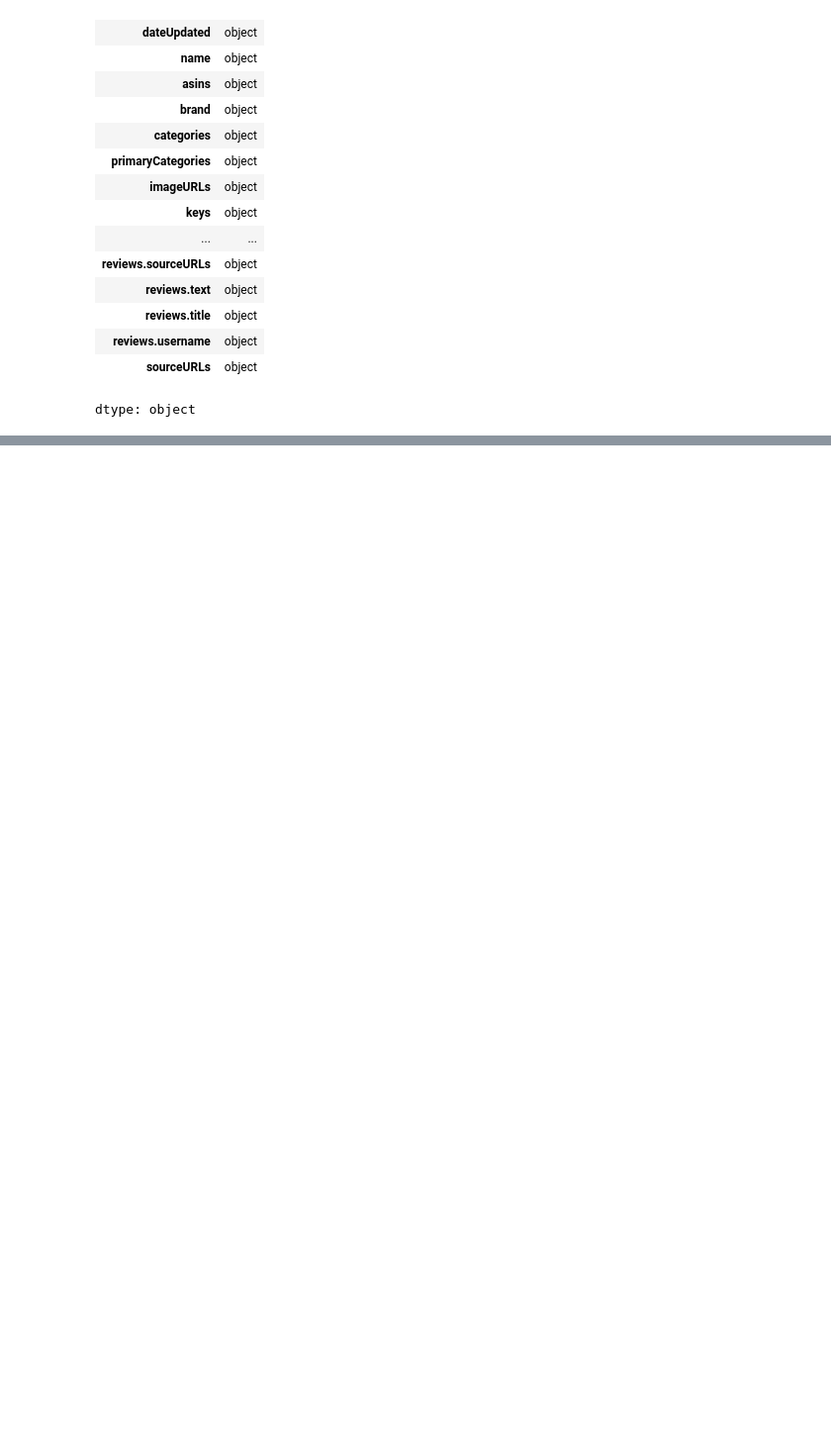
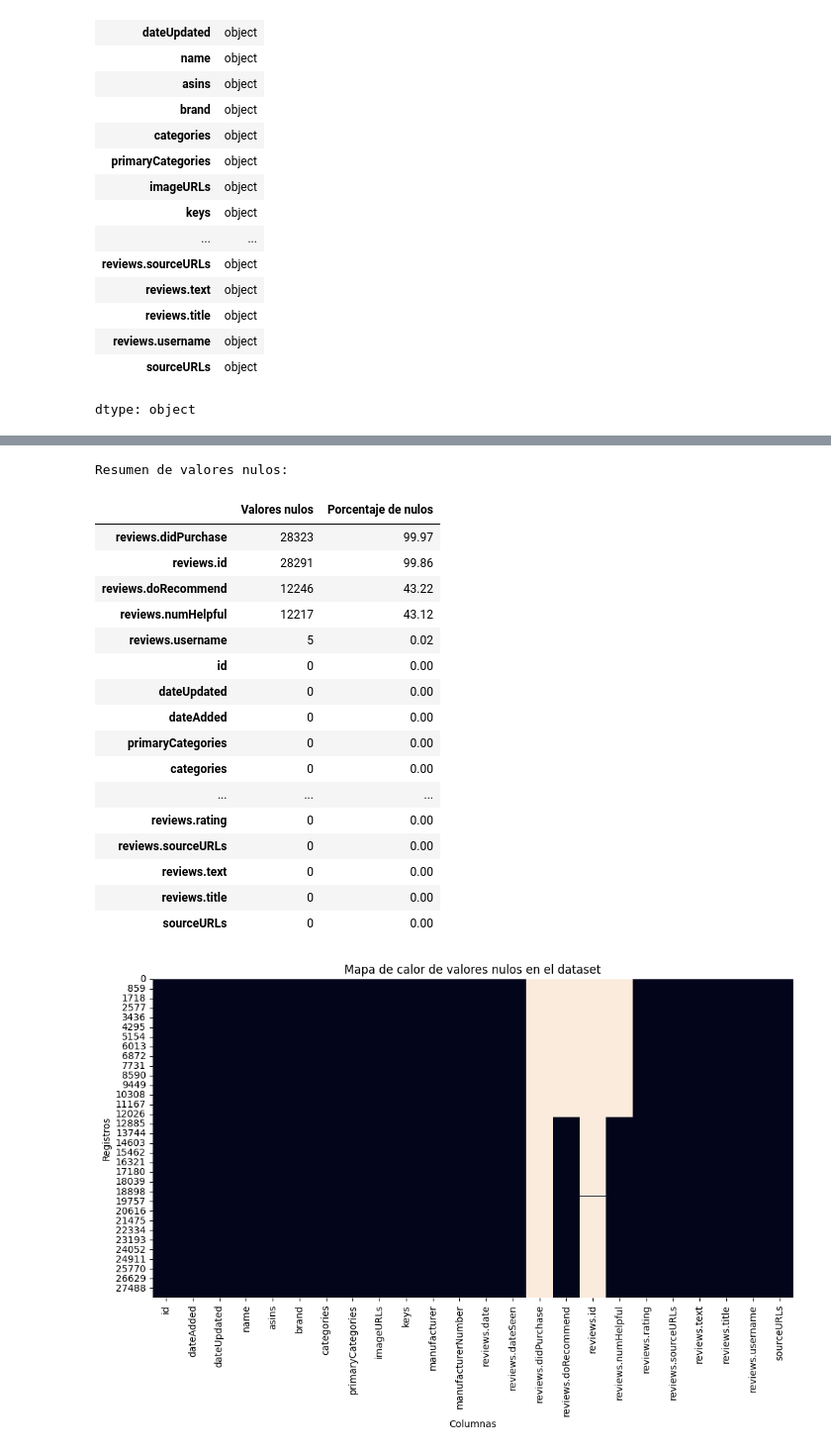
Before and after one commit to R3beAM/Proyecto-Final-Integracion, a Jupyter notebook: Parte_2_Proyecto_Final_Integracion.ipynb, the cells around one changed output, grey strips where cells are left out. Shown at 99% size. Saved outputs shown, nothing was run; the diff lists cells and outputs as text; code cells hidden in the pictures; blank space fills up the shorter version.

```diff
--- a/Parte_2_Proyecto_Final_Integracion.ipynb
+++ b/Parte_2_Proyecto_Final_Integracion.ipynb
@@ -138,0 +276,44 @@ Fabricante.
+# %%
+import pandas as pd
+import matplotlib.pyplot as plt
+import seaborn as sns
+
+df = pd.read_csv("Amazon_Consumer_Review.csv")
+
+nulos_conteo = df.isnull().sum()
+nulos_porcentaje = (df.isnull().sum() / len(df)) * 100
+
+resumen_nulos = pd.DataFrame({
+    "Valores nulos": nulos_conteo,
+    "Porcentaje de nulos": nulos_porcentaje.round(2)
+}).sort_values(by="Porcentaje de nulos", ascending=False)
+
+print("Resumen de valores nulos:")
+display(resumen_nulos)
+
+plt.figure(figsize=(12, 6))
+sns.heatmap(df.isnull(), cbar=False)
+plt.title("Mapa de calor de valores nulos en el dataset")
+plt.xlabel("Columnas")
+plt.ylabel("Registros")
+plt.show()
+# %% [output]
+Resumen de valores nulos:
+|  | Valores nulos | Porcentaje de nulos |
+| reviews.didPurchase | 28323 | 99.97 |
+| reviews.id | 28291 | 99.86 |
+| reviews.doRecommend | 12246 | 43.22 |
+| reviews.numHelpful | 12217 | 43.12 |
+| reviews.username | 5 | 0.02 |
+| id | 0 | 0.00 |
+| dateUpdated | 0 | 0.00 |
+| dateAdded | 0 | 0.00 |
+| primaryCategories | 0 | 0.00 |
+| categories | 0 | 0.00 |
+| ... | ... | ... |
+| reviews.rating | 0 | 0.00 |
+| reviews.sourceURLs | 0 | 0.00 |
+| reviews.text | 0 | 0.00 |
+| reviews.title | 0 | 0.00 |
+| sourceURLs | 0 | 0.00 |
+[figure, added]
```
Also changed, not shown: parts of 4 cells of this notebook.
